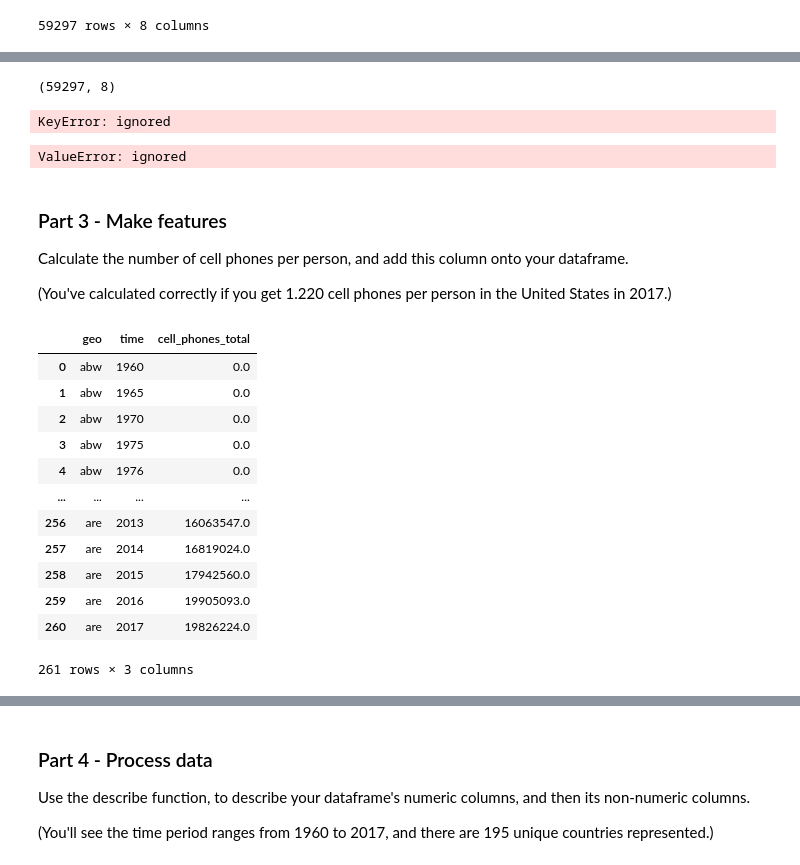
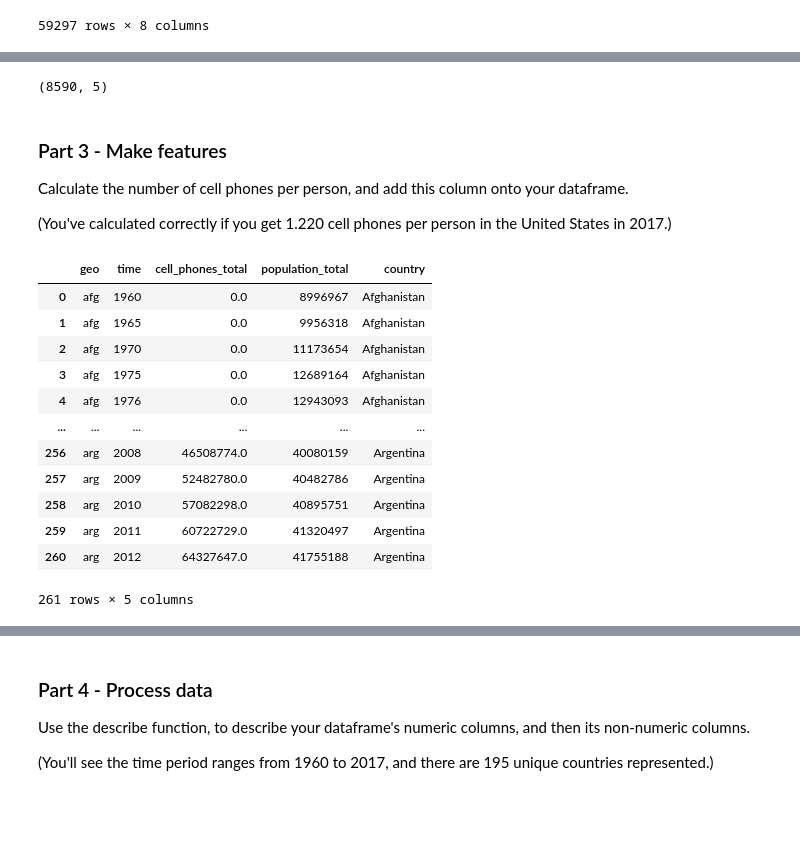
Before and after one commit to marianvinas/DS-Unit-1-Sprint-1-Data-Wrangling-and-Storytelling-1, a Jupyter notebook: DS_Unit_1_Sprint_Challenge_1_Data_Wrangling_and_Storytelling.ipynb, the cells around one changed output, grey strips where cells are left out. Drawn from its saved outputs; the diff is of its cells as text; code cells hidden in the pictures; blank space fills up the shorter version.

```diff
--- a/DS_Unit_1_Sprint_Challenge_1_Data_Wrangling_and_Storytelling.ipynb
+++ b/DS_Unit_1_Sprint_Challenge_1_Data_Wrangling_and_Storytelling.ipynb
@@ -183,0 +192,7 @@ cellphones_population2
+# %%
+#final2 =pd.merge(cellphones_population2, geo_country_codes, how='inner', on=['geo', 'country'])
+#final2 =pd.merge(cellphones_population2, geo_country_codes, how='right', on=['geo', 'country'])
+#final2 =pd.merge(cellphones_population2, geo_country_codes, how='left', on=['geo', 'country'])
+final2 =pd.merge(final, geo_country_codes, how='inner', on='geo')
+
+final2
@@ -184,20 +213,7 @@ cellphones_population2
 # %%
-cellphones_population2.shape
+final2.shape
 # %% [output]
-(59297, 8)
+(8590, 5)
-# %%
-final2 = pd.merge(cellphones_population, geo_country_codes, how='outer', on=['country', 'geo'])
-final2.shape
-# %% [output]
-KeyError: ignored
-# %%
-final2=pd.merge(cellphones_population, geo_country_codes, on='geo')
-#final2=pd.merge(cellphones_population, geo_country_codes, on='geo', how='left')
-#final2=pd.merge(cellphones_population, geo_country_codes, on='geo', how='right')
-#final2=pd.merge(cellphones_population, geo_country_codes, on='geo', how='outer')
-final2
-# %% [output]
-ValueError: ignored
 # %% [markdown]
 ### Part 3 - Make features
 
@@ -206,18 +222,18 @@ Calculate the number of cell phones per person, and add this column onto your da
 (You've calculated correctly if you get 1.220 cell phones per person in the United States in 2017.)
 # %%
 # Your Work Here
-cell_phones.head(261)
+final2.head(261)
 # %% [output]
-|  | geo | time | cell_phones_total |
-| 0 | abw | 1960 | 0.0 |
-| 1 | abw | 1965 | 0.0 |
-| 2 | abw | 1970 | 0.0 |
-| 3 | abw | 1975 | 0.0 |
-| 4 | abw | 1976 | 0.0 |
-| ... | ... | ... | ... |
-| 256 | are | 2013 | 16063547.0 |
-| 257 | are | 2014 | 16819024.0 |
-| 258 | are | 2015 | 17942560.0 |
-| 259 | are | 2016 | 19905093.0 |
-| 260 | are | 2017 | 19826224.0 |
+|  | geo | time | cell_phones_total | population_total | country |
+| 0 | afg | 1960 | 0.0 | 8996967 | Afghanistan |
+| 1 | afg | 1965 | 0.0 | 9956318 | Afghanistan |
+| 2 | afg | 1970 | 0.0 | 11173654 | Afghanistan |
+| 3 | afg | 1975 | 0.0 | 12689164 | Afghanistan |
+| 4 | afg | 1976 | 0.0 | 12943093 | Afghanistan |
+| ... | ... | ... | ... | ... | ... |
+| 256 | arg | 2008 | 46508774.0 | 40080159 | Argentina |
+| 257 | arg | 2009 | 52482780.0 | 40482786 | Argentina |
+| 258 | arg | 2010 | 57082298.0 | 40895751 | Argentina |
+| 259 | arg | 2011 | 60722729.0 | 41320497 | Argentina |
+| 260 | arg | 2012 | 64327647.0 | 41755188 | Argentina |
-261 rows × 3 columns
+261 rows × 5 columns
```
Also changed, not shown: parts of 17 cells of this notebook.
